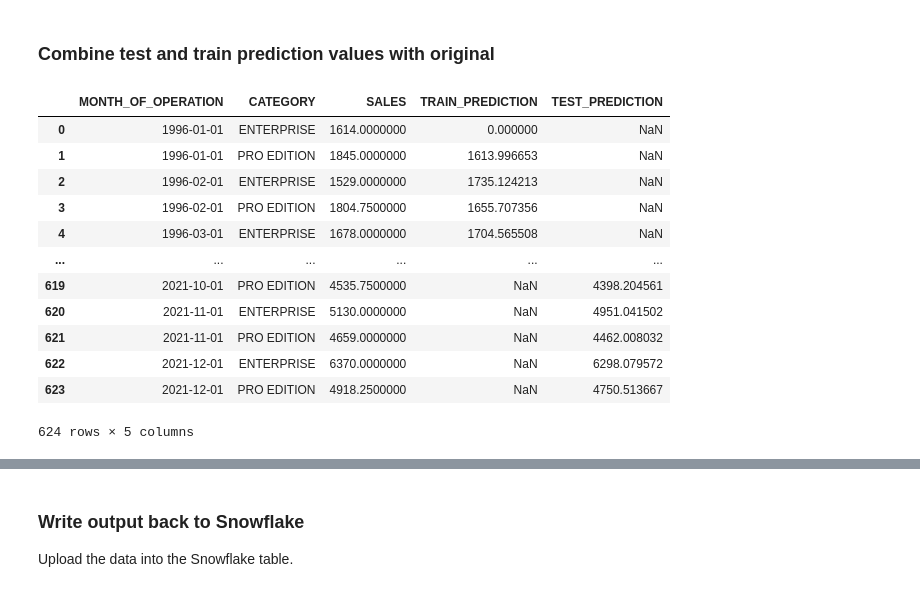
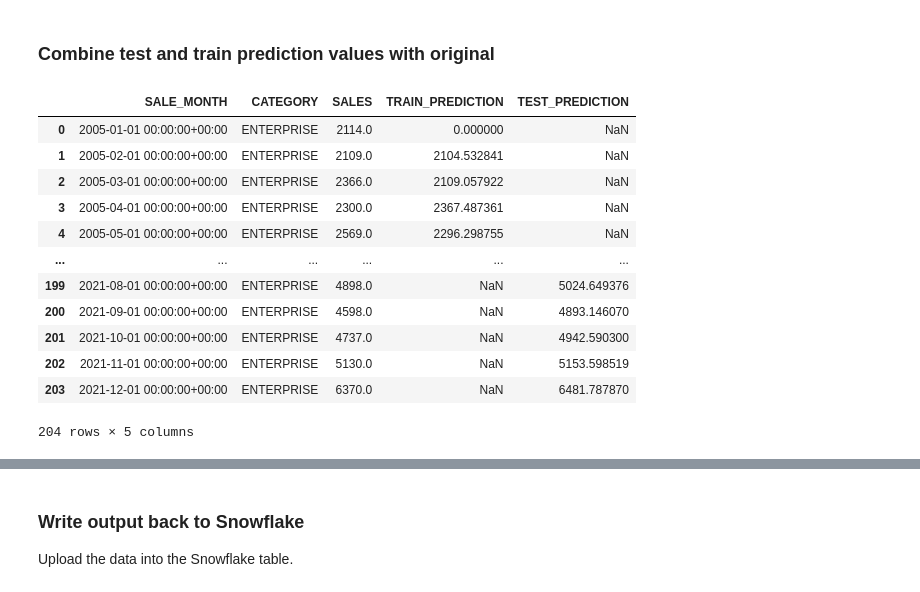
Before and after one commit to ChrisHastieIW/Snowflake-BUILD-2022, a Jupyter notebook: 02_data_science.ipynb, the cells around one changed output, grey strips where cells are left out. Drawn from its saved outputs; the diff is of its cells as text; code cells hidden in the pictures.

```diff
--- a/02_data_science.ipynb
+++ b/02_data_science.ipynb
@@ -158,11 +195,11 @@ The parameter `dynamic=False` means that the model makes predictions upon the la
 # %%
 # Create the predictions
 pred = model_fit.predict_in_sample(dynamic=False) # works only with auto-arima
-df_train['y_train_pred'] = pred
-df_train['y_train'] = pandas.to_numeric(df_train['y_train'])
+df_train['y_train_pred'] = pandas.to_numeric(pred)
 
 # Calculate the percentage difference
 df_train['diff_percent'] = abs((df_train['y_train'] - pred) / df_train['y_train'])* 100
-#df_train
+
+display(df_train)
 # %% [output]
 |  | y_train | y_train_pred | diff_percent |
@@ -185,5 +222,5 @@ Generate prediction for n periods. Predictions start from the last date of the t
 # %%
 test_pred = model_fit.predict(n_periods=pred_periods, dynamic=False)
-df_test['y_test_pred'] = test_pred
-df_test['y_test'] = pandas.to_numeric(df_test['y_test'])
-#df_test
+df_test['y_test_pred'] = pandas.to_numeric(test_pred)
+
+display(df_test)
@@ -193,27 +244,0 @@ Review some predictions from the training data.
-# %%
-import matplotlib.pyplot as plt
-import seaborn as sns
-sns.set_style('white', { 'axes.spines.right': False, 'axes.spines.top': False})
-
-# Generate in-sample Predictions
-# The parameter dynamic=False means that the model makes predictions upon the lagged values.
-# This means that the model is trained until a point in the time-series and then tries to predict the next value.
-pred = model_fit.predict_in_sample(dynamic=False) # works only with auto-arima
-df_train['y_train_pred'] = pred
-
-# Calculate the percentage difference
-df_train['diff_percent'] = abs((df_train['y_train'] - pred) / df_train['y_train'])* 100
-
-# Print the predicted time-series
-fig, ax1 = plt.subplots(figsize=(16, 8))
-plt.title("In Sample Sales Prediction", fontsize=14)
-sns.lineplot(data=df_train[['y_train', 'y_train_pred']], linewidth=1.0)
-
-# Print percentage prediction errors on a separate axis (ax2)
-ax2 = ax1.twinx()
-ax2.set_ylabel('Prediction Errors in %', color='black', fontsize=14)
-ax2.set_ylim([0,50])
-ax2.bar(height=df_train['diff_percent'][20:], x=df_train.index[20:], width=1, color='red', label='absolute errors')
-plt.legend(['Error %'], loc='upper right')
-plt.legend()
-plt.show()
@@ -222,22 +245,22 @@ plt.show()
 # %% [markdown]
 ### Combine test and train prediction values with original
 # %%
-df_union = pandas.concat([df_sales, df_train, df_test], axis = 1) \
+df_union = pandas.concat([df_sales_enterprise, df_train, df_test], axis = 1) \
   .rename(columns={'y_train_pred':'TRAIN_PREDICTION', 'y_test_pred': 'TEST_PREDICTION'}) \
-  [["MONTH_OF_OPERATION", "CATEGORY", "SALES", "TRAIN_PREDICTION", "TEST_PREDICTION"]]
+  [["SALE_MONTH", "CATEGORY", "SALES", "TRAIN_PREDICTION", "TEST_PREDICTION"]]
 
 display(df_union)
 # %% [output]
-|  | MONTH_OF_OPERATION | CATEGORY | SALES | TRAIN_PREDICTION | TEST_PREDICTION |
-| 0 | 1996-01-01 | ENTERPRISE | 1614.0000000 | 0.000000 | NaN |
-| 1 | 1996-01-01 | PRO EDITION | 1845.0000000 | 1613.996653 | NaN |
-| 2 | 1996-02-01 | ENTERPRISE | 1529.0000000 | 1735.124213 | NaN |
-| 3 | 1996-02-01 | PRO EDITION | 1804.7500000 | 1655.707356 | NaN |
-| 4 | 1996-03-01 | ENTERPRISE | 1678.0000000 | 1704.565508 | NaN |
+|  | SALE_MONTH | CATEGORY | SALES | TRAIN_PREDICTION | TEST_PREDICTION |
+| 0 | 2005-01-01 00:00:00+00:00 | ENTERPRISE | 2114.0 | 0.000000 | NaN |
+| 1 | 2005-02-01 00:00:00+00:00 | ENTERPRISE | 2109.0 | 2104.532841 | NaN |
+| 2 | 2005-03-01 00:00:00+00:00 | ENTERPRISE | 2366.0 | 2109.057922 | NaN |
+| 3 | 2005-04-01 00:00:00+00:00 | ENTERPRISE | 2300.0 | 2367.487361 | NaN |
+| 4 | 2005-05-01 00:00:00+00:00 | ENTERPRISE | 2569.0 | 2296.298755 | NaN |
 | ... | ... | ... | ... | ... | ... |
-| 619 | 2021-10-01 | PRO EDITION | 4535.7500000 | NaN | 4398.204561 |
-| 620 | 2021-11-01 | ENTERPRISE | 5130.0000000 | NaN | 4951.041502 |
-| 621 | 2021-11-01 | PRO EDITION | 4659.0000000 | NaN | 4462.008032 |
-| 622 | 2021-12-01 | ENTERPRISE | 6370.0000000 | NaN | 6298.079572 |
-| 623 | 2021-12-01 | PRO EDITION | 4918.2500000 | NaN | 4750.513667 |
+| 199 | 2021-08-01 00:00:00+00:00 | ENTERPRISE | 4898.0 | NaN | 5024.649376 |
+| 200 | 2021-09-01 00:00:00+00:00 | ENTERPRISE | 4598.0 | NaN | 4893.146070 |
+| 201 | 2021-10-01 00:00:00+00:00 | ENTERPRISE | 4737.0 | NaN | 4942.590300 |
+| 202 | 2021-11-01 00:00:00+00:00 | ENTERPRISE | 5130.0 | NaN | 5153.598519 |
+| 203 | 2021-12-01 00:00:00+00:00 | ENTERPRISE | 6370.0 | NaN | 6481.787870 |
-624 rows × 5 columns
+204 rows × 5 columns
```
Also changed, not shown: parts of 27 cells of this notebook, 3 other files.
